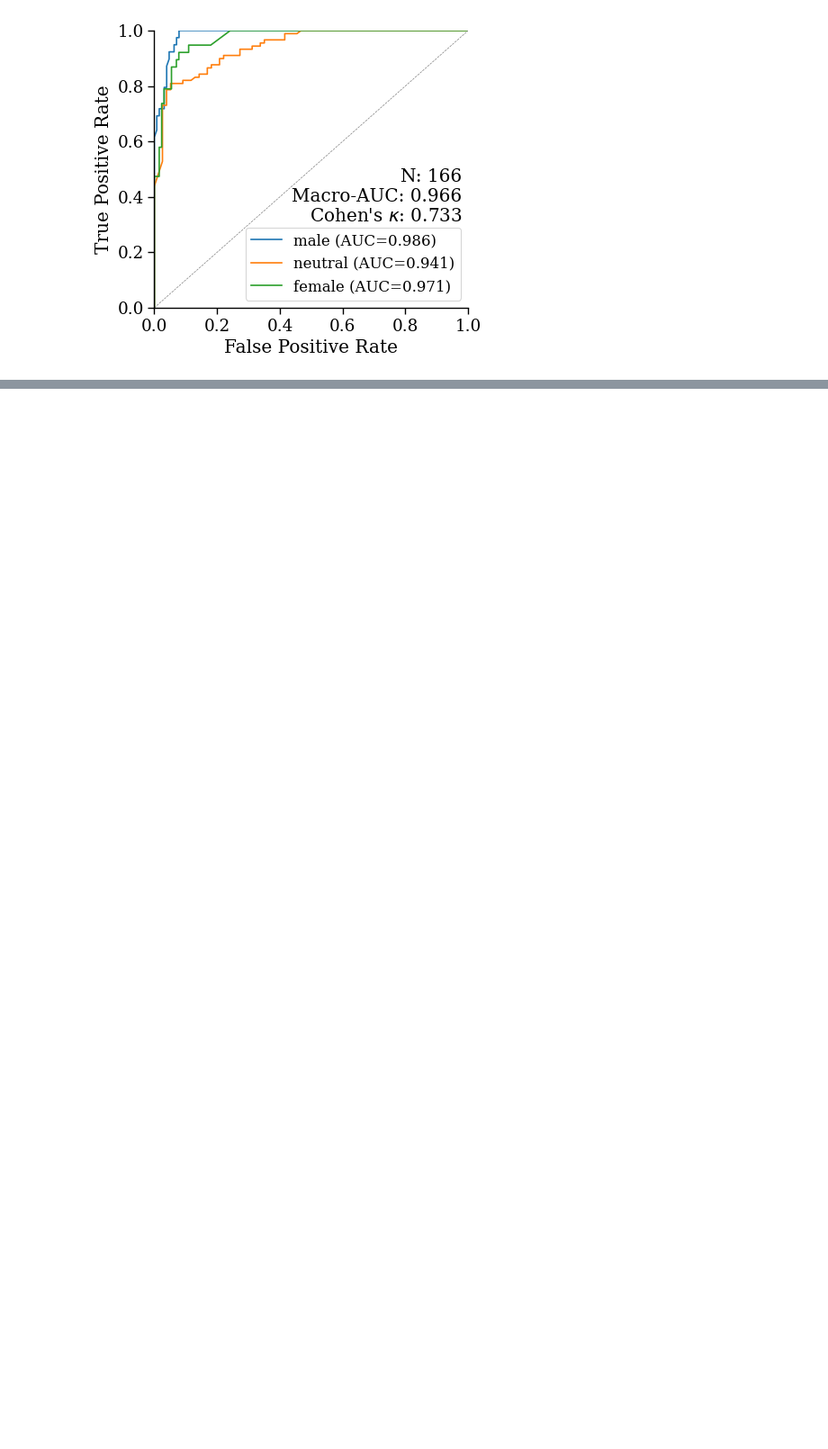
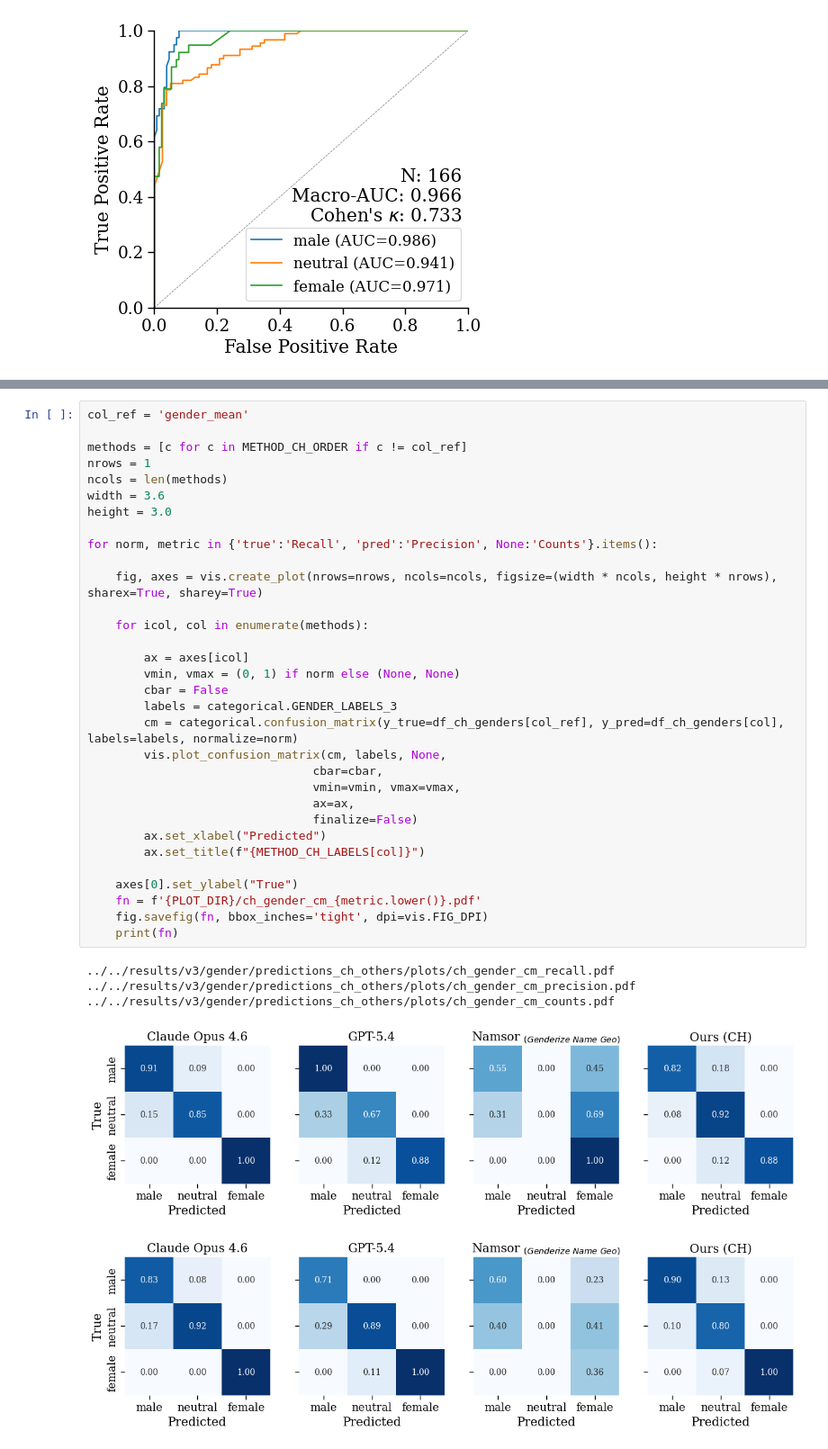
Before and after one commit to CSHVienna/chinese-names-gender, a Jupyter notebook: code/notebooks/3_predictions_classification_ch.ipynb, the cells around one changed output, grey strips where cells are left out. Shown at 90% size. Saved outputs shown, nothing was run; the diff lists cells and outputs as text; blank space fills up the shorter version.

```diff
--- a/code/notebooks/3_predictions_classification_ch.ipynb
+++ b/code/notebooks/3_predictions_classification_ch.ipynb
@@ -136,0 +257,38 @@ Run id: 3
+# %%
+col_ref = 'gender_mean'
+
+methods = [c for c in METHOD_CH_ORDER if c != col_ref]
+nrows = 1
+ncols = len(methods)
+width = 3.6
+height = 3.0
+
+for norm, metric in {'true':'Recall', 'pred':'Precision', None:'Counts'}.items():
+
+    fig, axes = vis.create_plot(nrows=nrows, ncols=ncols, figsize=(width * ncols, height * nrows), sharex=True, sharey=True)
+
+    for icol, col in enumerate(methods):
+
+        ax = axes[icol]
+        vmin, vmax = (0, 1) if norm else (None, None)
+        cbar = False
+        labels = categorical.GENDER_LABELS_3
+        cm = categorical.confusion_matrix(y_true=df_ch_genders[col_ref], y_pred=df_ch_genders[col], labels=labels, normalize=norm)
+        vis.plot_confusion_matrix(cm, labels, None,
+                                cbar=cbar,
+                                vmin=vmin, vmax=vmax,
+                                ax=ax,
+                                finalize=False)
+        ax.set_xlabel("Predicted")
+        ax.set_title(f"{METHOD_CH_LABELS[col]}")
+
+    axes[0].set_ylabel("True")
+    fn = f'{PLOT_DIR}/ch_gender_cm_{metric.lower()}.pdf'
+    fig.savefig(fn, bbox_inches='tight', dpi=vis.FIG_DPI)
+    print(fn)
+# %% [output]
+../../results/v3/gender/predictions_ch_others/plots/ch_gender_cm_recall.pdf
+../../results/v3/gender/predictions_ch_others/plots/ch_gender_cm_precision.pdf
+../../results/v3/gender/predictions_ch_others/plots/ch_gender_cm_counts.pdf
+[figure, added]
+[figure, added]
```
Also changed, not shown: parts of 15 cells of this notebook, 32 other files.
